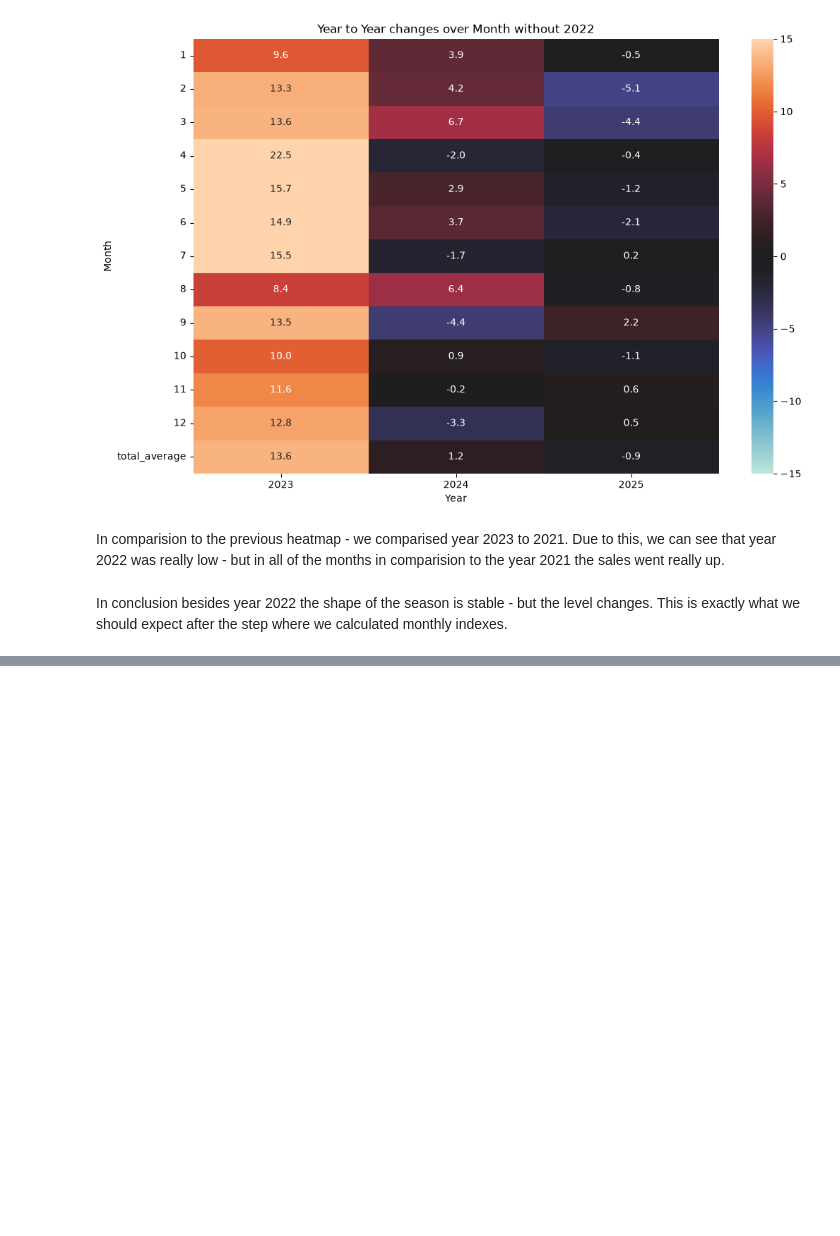
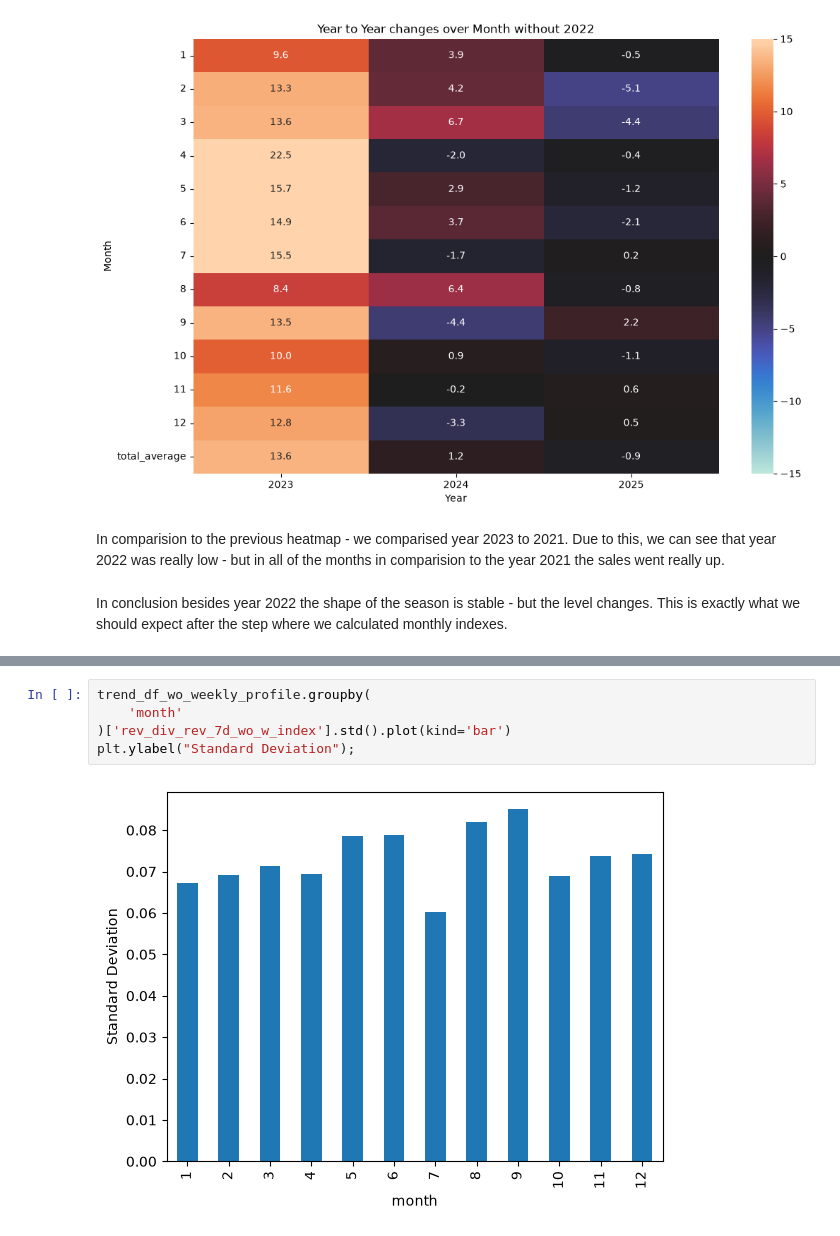
Before and after one commit to Grzegosh/sku_prediction, a Jupyter notebook: EDA.ipynb, the cells around one changed output, grey strips where cells are left out. Drawn from its saved outputs; the diff is of its cells as text; blank space fills up the shorter version.

```diff
--- a/EDA.ipynb
+++ b/EDA.ipynb
@@ -454,0 +489,7 @@ In conclusion besides year 2022 the shape of the season is stable - but the leve
+# %%
+trend_df_wo_weekly_profile.groupby(
+    'month'
+)['rev_div_rev_7d_wo_w_index'].std().plot(kind='bar')
+plt.ylabel("Standard Deviation");
+# %% [output]
+[figure, added]
```
Also changed, not shown: parts of 8 cells of this notebook, 1 other file.
